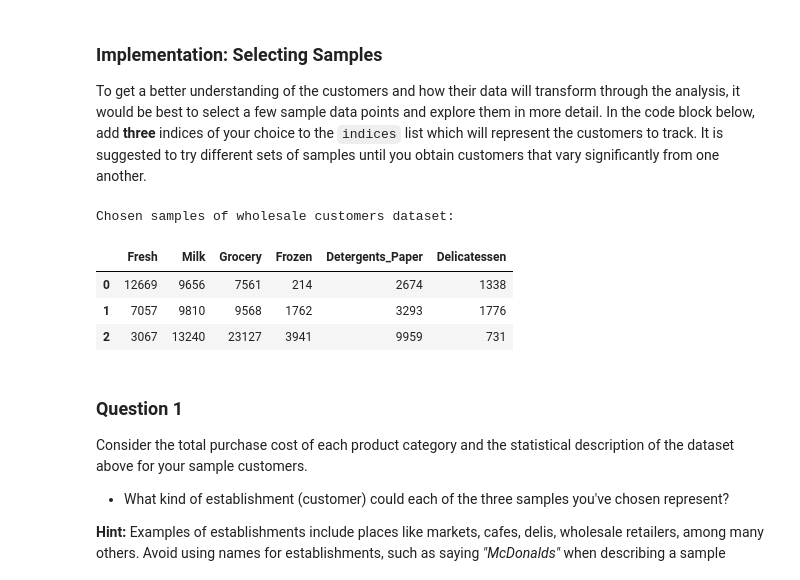
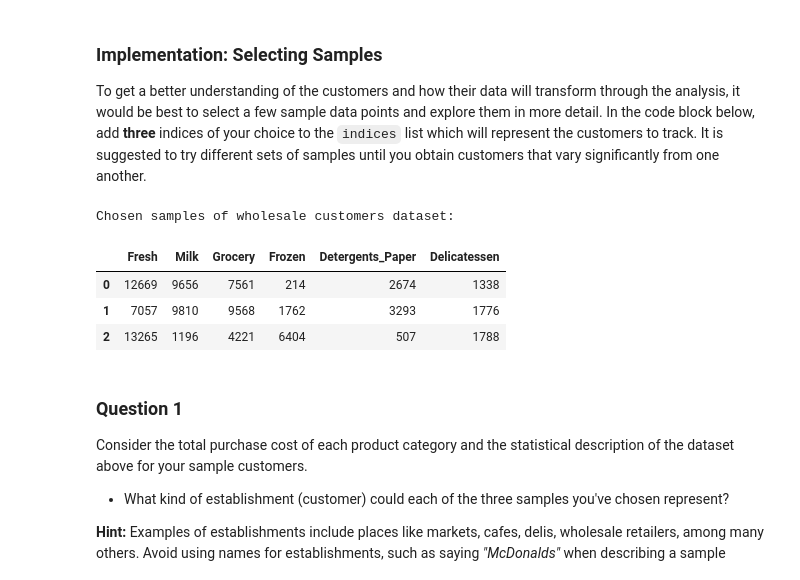
Before and after one commit to KnollFrank/Creating-Customer-Segments, a Jupyter notebook: customer_segments.ipynb, the cells around one changed output. Saved outputs shown, nothing was run; the diff lists cells and outputs as text; code cells hidden in the pictures.

```diff
--- a/customer_segments.ipynb
+++ b/customer_segments.ipynb
@@ -60,18 +60,18 @@ display(data.describe())
 To get a better understanding of the customers and how their data will transform through the analysis, it would be best to select a few sample data points and explore them in more detail. In the code block below, add **three** indices of your choice to the `indices` list which will represent the customers to track. It is suggested to try different sets of samples until you obtain customers that vary significantly from one another.
 # %%
 # TODO: Select three indices of your choice you wish to sample from the dataset
-indices = [0, 1, 200]
+indices = [0, 1, 3]
 
 # Create a DataFrame of the chosen samples
 samples = pd.DataFrame(data.loc[indices], columns = data.keys()).reset_index(drop = True)
 print("Chosen samples of wholesale customers dataset:")
 display(samples)
 # %% [output]
 Chosen samples of wholesale customers dataset:
 |  | Fresh | Milk | Grocery | Frozen | Detergents_Paper | Delicatessen |
 | 0 | 12669 | 9656 | 7561 | 214 | 2674 | 1338 |
 | 1 | 7057 | 9810 | 9568 | 1762 | 3293 | 1776 |
-| 2 | 3067 | 13240 | 23127 | 3941 | 9959 | 731 |
+| 2 | 13265 | 1196 | 4221 | 6404 | 507 | 1788 |
 # %% [markdown]
 ### Question 1
 Consider the total purchase cost of each product category and the statistical description of the dataset above for your sample customers.
```
Also changed, not shown: parts of 8 cells of this notebook.
